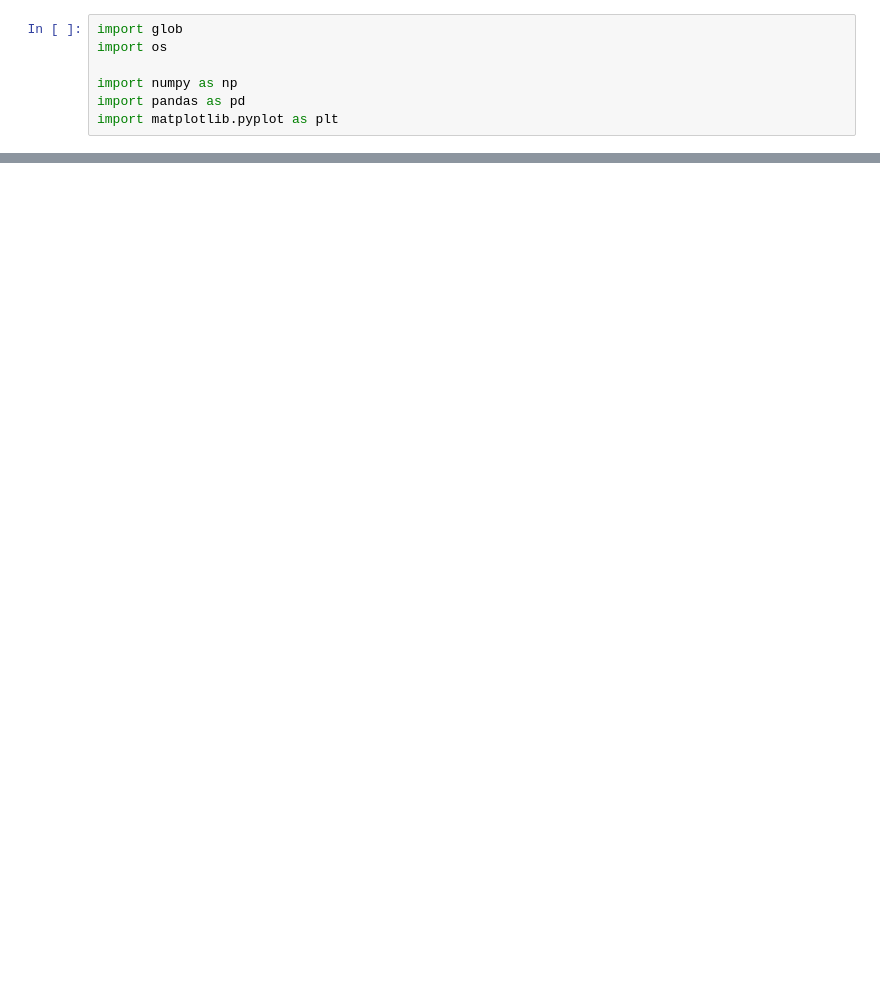
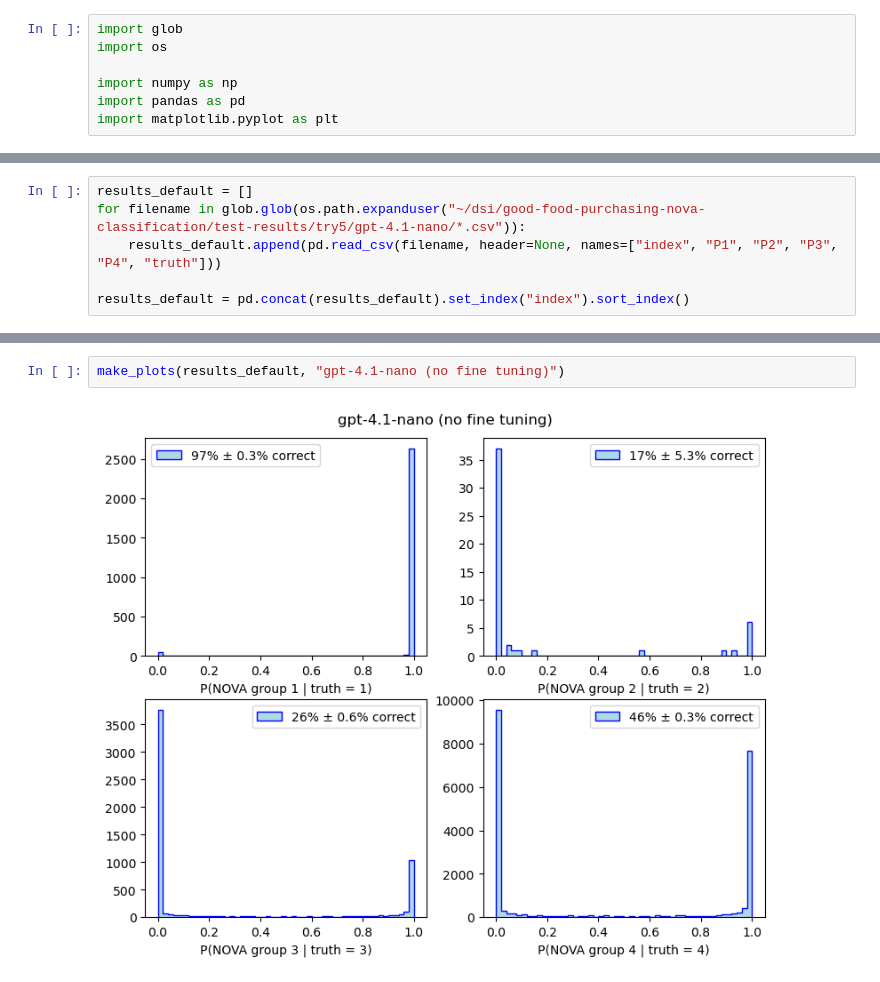
Before and after one commit to uchicago-dsi/good-food-purchasing-nova-classification, a Jupyter notebook: notebooks/openai-fine-tuning-plots.ipynb, the cells around one changed output, grey strips where cells are left out. Drawn from its saved outputs; the diff is of its cells as text; blank space fills up the shorter version.

```diff
--- a/notebooks/openai-fine-tuning-plots.ipynb
+++ b/notebooks/openai-fine-tuning-plots.ipynb
@@ -61,0 +51,6 @@ None
+# %%
+results_default = []
+for filename in glob.glob(os.path.expanduser("~/dsi/good-food-purchasing-nova-classification/test-results/try5/gpt-4.1-nano/*.csv")):
+    results_default.append(pd.read_csv(filename, header=None, names=["index", "P1", "P2", "P3", "P4", "truth"]))
+
+results_default = pd.concat(results_default).set_index("index").sort_index()
@@ -61,0 +61,4 @@ None
+# %%
+make_plots(results_default, "gpt-4.1-nano (no fine tuning)")
+# %% [output]
+[figure, added]
```
Also changed, not shown: parts of 5 cells of this notebook, 2 other files.
